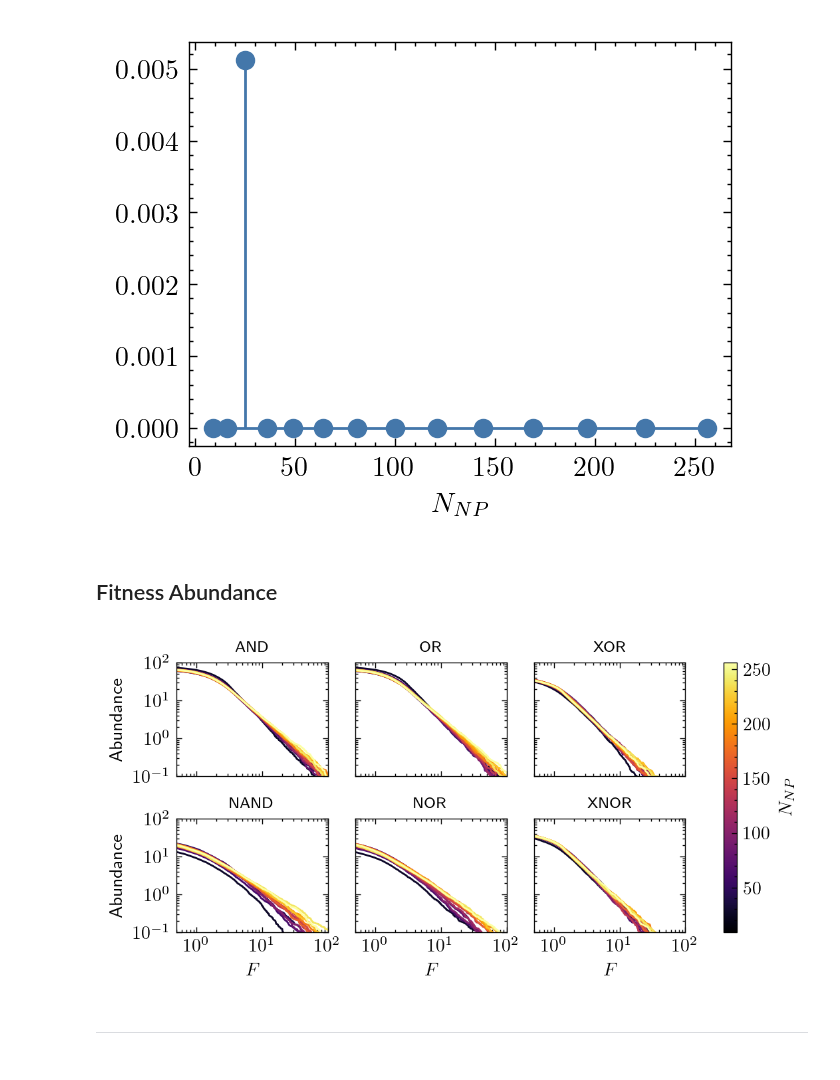
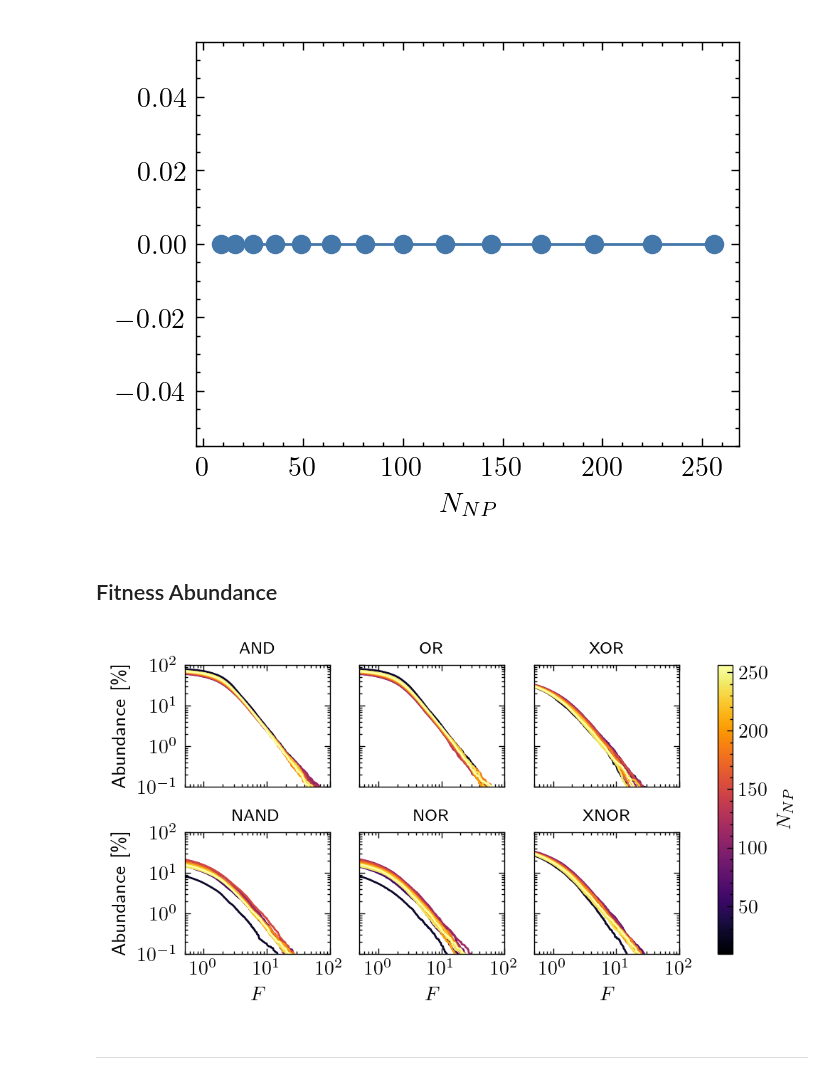
Before and after one commit to JonasMnsing/NanoNets, a Jupyter notebook: scripts/1_funding_period/system_size/system_size.ipynb, the cells around one changed output. Drawn from its saved outputs; the diff is of its cells as text; code cells hidden in the pictures.

```diff
--- a/scripts/1_funding_period/system_size/system_size.ipynb
+++ b/scripts/1_funding_period/system_size/system_size.ipynb
@@ -21,7 +22,8 @@ N_e     = 8
 
 # Boolean On and Off
 off_states  = np.array(N_keys*[0.0])
-on_states   = np.round((np.array([0.69, 0.77, 0.84, 0.92, 1. , 1.08, 1.16, 1.23, 1.31, 1.39, 1.47, 1.55, 1.62, 1.7, 1.78, 1.86])*0.01),4)
+# on_states   = np.round((np.array([0.69, 0.77, 0.84, 0.92, 1. , 1.08, 1.16, 1.23, 1.31, 1.39, 1.47, 1.55, 1.62, 1.70, 1.78, 1.86])*0.01),4)
+on_states   = np.round((np.array([0.75, 0.82, 0.89, 0.96, 1. , 1.06, 1.11, 1.17, 1.22, 1.28, 1.33, 1.41, 1.50, 1.62, 1.85, 2.13])*0.01),4)
 
 # Current Conditions
 min_error   = 0.0
@@ -42,7 +44,7 @@ with plt.style.context(["science","bright"]):
 
     ax.set_xlabel("$N_{NP}$")
 # %% [output]
-[figure, old version]
+[figure, new version]
 # %% [markdown]
 ## Fitness Abundance
 # %%
@@ -60,38 +62,38 @@ ncols   = 3
 with plt.style.context(["science","bright"]):
 
     fig, axes = plt.subplots(nrows=nrows, ncols=ncols, dpi=200, layout='constrained')
-    fig.set_figwidth(fig.get_figwidth()*1.5)
+    fig.set_figwidth(fig.get_figwidth()*1.4)
 
     for i, gate in enumerate(gates):
 
         ax  = axes.flat[i]
 
         for j, N in enumerate(N_vals):
 
             df  = abundance[N]
             ax.plot(df[f'{gate} Fitness'], df[f'{gate} Fitness Abundance'], c=cmap((j+1)/N_keys))
 
         ax.set_xlim(0.5,100)
         ax.set_ylim(0.1,100)
         ax.set_xscale('log')
         ax.set_yscale('log')
         ax.set_title(gate, fontsize='small')
 
         if i % ncols == 0:
-            ax.set_ylabel('Abundance')
+            ax.set_ylabel('Abundance [\%]')
         else:
             ax.set_yticklabels("")
 
         if i >= (nrows-1)*ncols:
             ax.set_xlabel('$F$')
         else:
             ax.set_xticklabels("")
 
     norm    = mpl.colors.Normalize(vmin=N_min**2, vmax=N_max**2)
     cbar    = mpl.cm.ScalarMappable(norm=norm, cmap=cmap_c)
     fig.colorbar(cbar, ax=axes.ravel(), label='$N_{NP}$')
 # %% [output]
-[figure, old version]
+[figure, new version]
 # %% [markdown]
 ---
 # %% [markdown]
```
Also changed, not shown: parts of 2 cells of this notebook, 2 other files.
